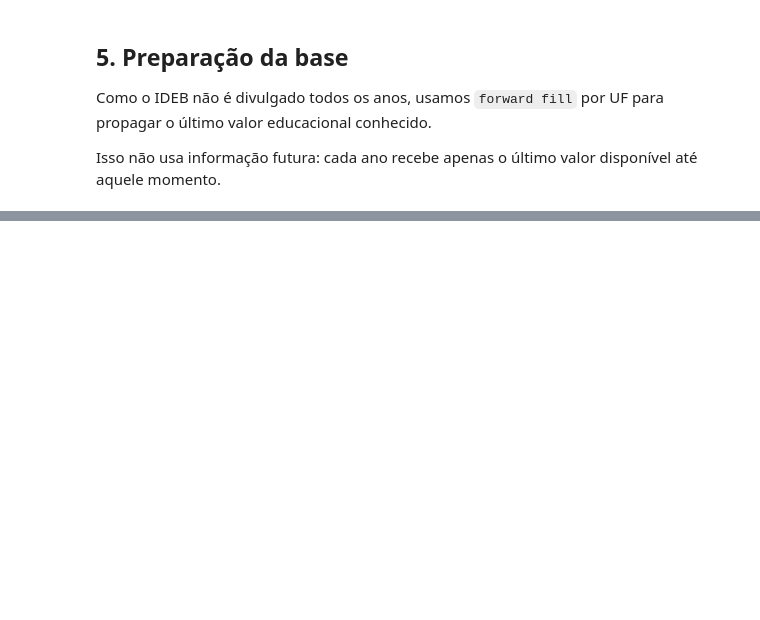
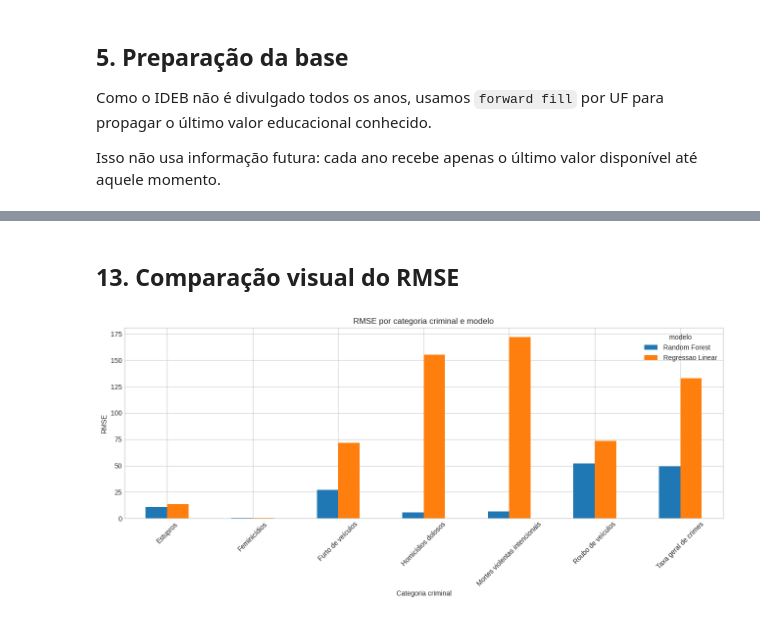
Before and after one commit to Paulohspaniago/analise-socioeconomica-crime-brasil, a Jupyter notebook: notebooks/01_machine_learning_baseline.ipynb, the cells around one changed output, grey strips where cells are left out. Drawn from its saved outputs; the diff is of its cells as text; code cells hidden in the pictures; blank space fills up the shorter version.

Commit message:
11052026 - Modelagem ML por categoria criminal com Random Forest

```diff
--- a/notebooks/01_machine_learning_baseline.ipynb
+++ b/notebooks/01_machine_learning_baseline.ipynb
@@ -20,16 +18,19 @@ A regressão linear será mantida como baseline comparativo, não como modelo fi
 # %%
 import os
 
+import matplotlib.pyplot as plt
 import numpy as np
 import pandas as pd
 
 from sqlalchemy import create_engine
 
 from sklearn.ensemble import RandomForestRegressor
-from sklearn.linear_model import LinearRegression, Ridge
+from sklearn.linear_model import LinearRegression
 from sklearn.metrics import mean_absolute_error, mean_squared_error, r2_score
 from sklearn.pipeline import Pipeline
 from sklearn.preprocessing import StandardScaler
+
+plt.style.use('seaborn-v0_8-whitegrid')
 # %% [markdown]
 ## 2. Conexão com o PostgreSQL
 
@@ -579,0 +243,14 @@ Mesmo quando o Random Forest apresentar melhor desempenho, o resultado deve ser
+# %%
+cobertura_targets = []
+
+for nome_target, coluna_target in targets_criminais.items():
+    cobertura = (
+        df.groupby('ano')[coluna_target]
+        .apply(lambda serie: serie.notna().sum())
+        .reset_index(name='qtd_capitais_com_dado')
+    )
+    cobertura['target'] = nome_target
+    cobertura_targets.append(cobertura)
+
+cobertura_targets = pd.concat(cobertura_targets, ignore_index=True)
+cobertura_targets.pivot(index='ano', columns='target', values='qtd_capitais_com_dado')
@@ -579,0 +501,15 @@ Mesmo quando o Random Forest apresentar melhor desempenho, o resultado deve ser
+# %% [markdown]
+## 13. Comparação visual do RMSE
+# %%
+ax = metricas_modelos.pivot(index='target', columns='modelo', values='rmse').plot(
+    kind='bar',
+    figsize=(13, 6),
+    rot=45,
+)
+ax.set_title('RMSE por categoria criminal e modelo')
+ax.set_ylabel('RMSE')
+ax.set_xlabel('Categoria criminal')
+plt.tight_layout()
+plt.show()
+# %% [output]
+[figure, added]
```
Also changed, not shown: parts of 54 cells of this notebook, 3 other files.
